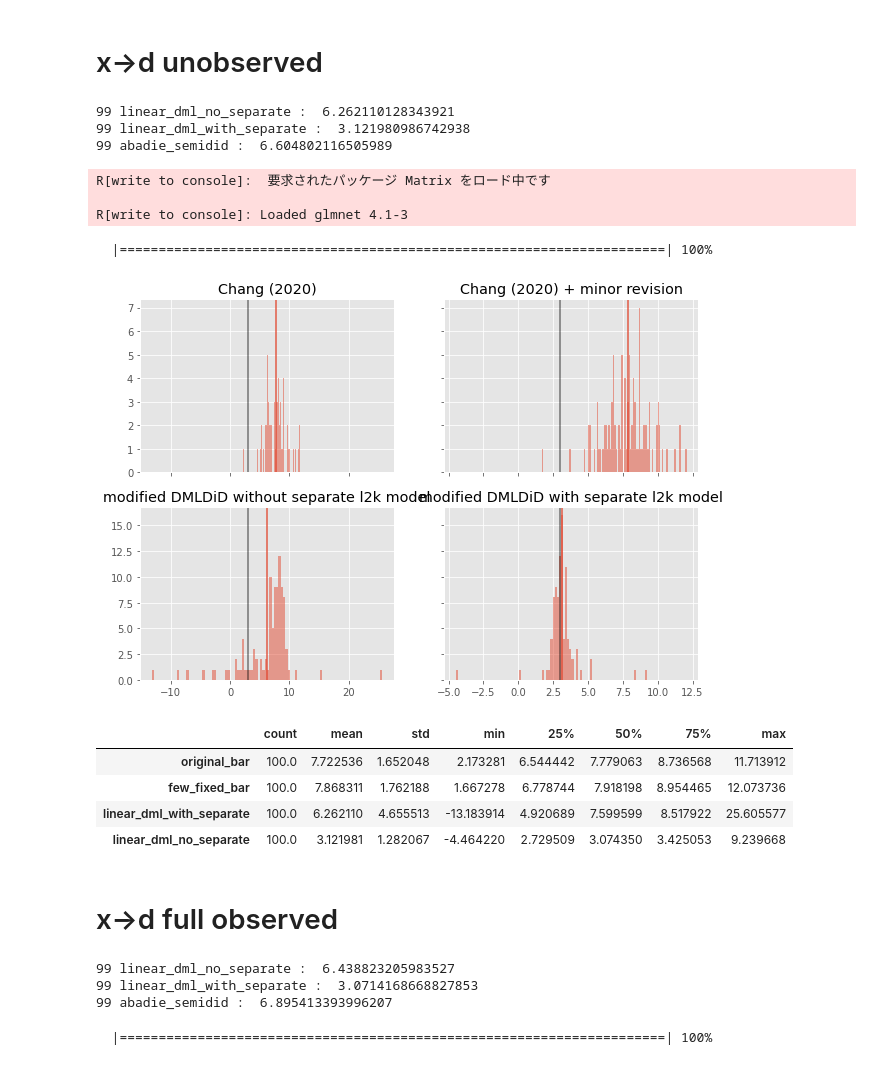
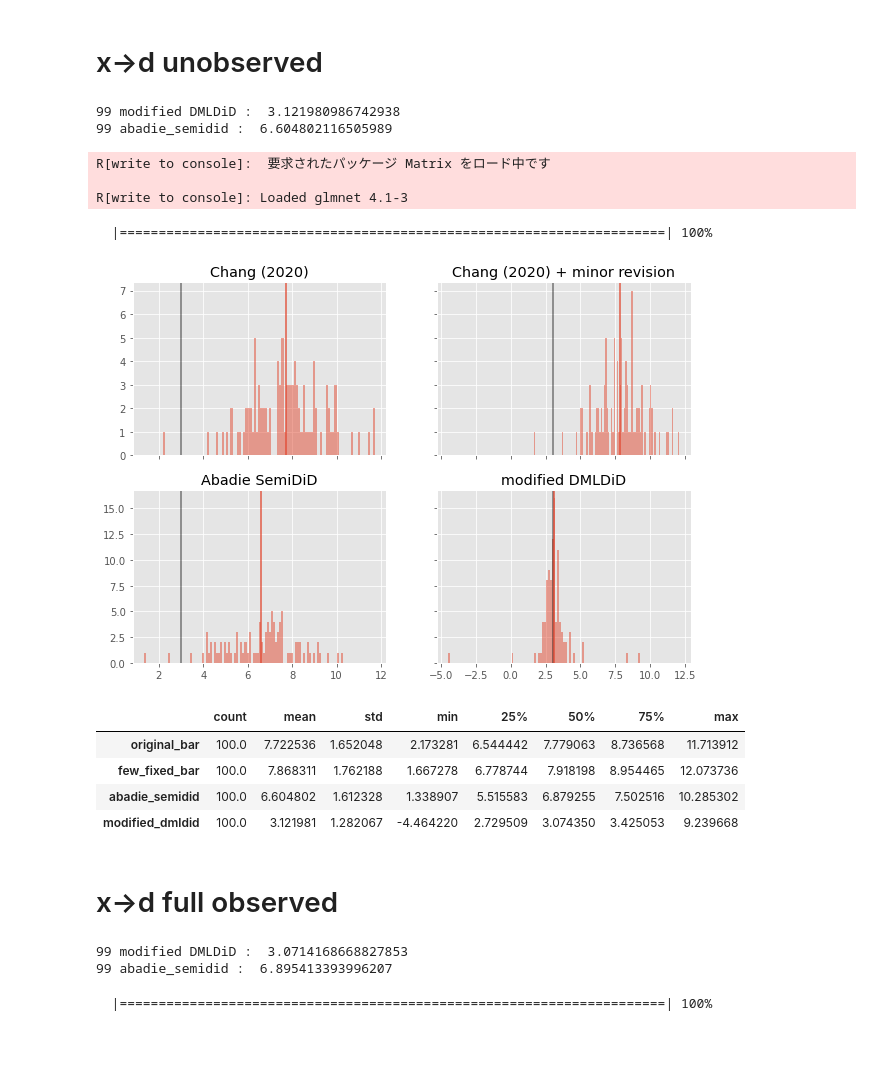
Before and after one commit to MasaAsami/modified_DMLDiD_RCS, a Jupyter notebook: notebooks/DMLDiD_RCS_with_SIMDATA.ipynb, the cells around one changed output. Drawn from its saved outputs; the diff is of its cells as text; code cells hidden in the pictures.

```diff
--- a/notebooks/DMLDiD_RCS_with_SIMDATA.ipynb
+++ b/notebooks/DMLDiD_RCS_with_SIMDATA.ipynb
@@ -88,7 +82,6 @@ X_cols = [col for col in df_rcs.columns if "x" in col]
 # %% [markdown]
 # x->d unobserved
 # %%
-linear_dml_no_separate = []
 linear_dml_with_separate = []
 lgbm_dml = []
 abadie_semidid = []
@@ -108,26 +101,6 @@ for i in range(sim_cnt):
         generate_simdata_ro(_dim=100, _n=500, base_seed=i, xd_unobserved=True)
     )
     X_cols = [col for col in df.columns if "x" in col]
-
-    linear_dmldid = DMLDiD_RCS(
-        d_model=LogisticRegressionCV(
-            cv=5, random_state=123, penalty="l1", solver="saga"
-        ),
-        l2k_model=LassoCV(cv=5, random_state=123),
-    )
-    linear_dmldid.fit(
-        df,
-        y_col,
-        d_col,
-        t_col,
-        X_cols,
-        dmldid=True,
-        sim_cnt=1,
-        base_random_seed=0,
-        d_model_t0_only=False,
-        l2k_model_separate=False,
-    )
-    linear_dml_no_separate.append(linear_dmldid.att())
 
     linear_dmldid = DMLDiD_RCS(
         d_model=LogisticRegressionCV(
@@ -169,8 +142,7 @@ for i in range(sim_cnt):
     abadie_semidid.append(linear_dmldid.att())
 
     clear_output(wait=True)
-    print(f"{i} linear_dml_no_separate : ", np.mean(linear_dml_no_separate))
-    print(f"{i} linear_dml_with_separate : ", np.mean(linear_dml_with_separate))
+    print(f"{i} modified DMLDiD : ", np.mean(linear_dml_with_separate))
     print(f"{i} abadie_semidid : ", np.mean(abadie_semidid))
 
     Y_list.append(df[[y_col]].to_numpy())
@@ -178,8 +150,7 @@ for i in range(sim_cnt):
     T_list.append(df[[t_col]].to_numpy())
     X_list.append(df[X_cols].astype(float).to_numpy())
 # %% [output]
-99 linear_dml_no_separate :  6.262110128343921
-99 linear_dml_with_separate :  3.121980986742938
+99 modified DMLDiD :  3.121980986742938
 99 abadie_semidid :  6.604802116505989
 # %%
 %load_ext rpy2.ipython
@@ -369,41 +340,42 @@ R[write to console]: Loaded glmnet 4.1-3
 # %%
 _label = [
     "Chang (2020)",
     "Chang (2020) + minor revision",
-    "modified DMLDiD without separate l2k model",
-    "modified DMLDiD with separate l2k model",
+    "Abadie SemiDiD",
+    "modified DMLDiD",
 ]
 result_df = pd.DataFrame(
     {
         "original_bar": r_result_list,
         "few_fixed_bar": fixed_r_result_list,
-        "linear_dml_with_separate": linear_dml_no_separate,
-        "linear_dml_no_separate": linear_dml_with_separate
+        "abadie_semidid": abadie_semidid,
+        "modified_dmldid": linear_dml_with_separate
     }
 )
 fig, ax = plt.subplots(2, 2, sharex="col", sharey="row", figsize=(10, 7))
 ax = ax.ravel()
 for i, _col in enumerate(result_df.columns):
     ax[i].hist(result_df[_col], bins=100, alpha=0.5)
     # ax[i].set_xlim(0,5)
     ax[i].set_title(_label[i])
     ax[i].axvline(x=3, alpha=0.5, color="black")
     ax[i].axvline(x=result_df[_col].mean(), alpha=0.9)
+
+fig.savefig("../fig/simdata_result_unobserved_ps.png")
 plt.show()
 # %% [output]
-[figure, old version]
+[figure, new version]
 # %%
 result_df.describe().T
 # %% [output]
 |  | count | mean | std | min | 25% | 50% | 75% | max |
 | original_bar | 100.0 | 7.722536 | 1.652048 | 2.173281 | 6.544442 | 7.779063 | 8.736568 | 11.713912 |
 | few_fixed_bar | 100.0 | 7.868311 | 1.762188 | 1.667278 | 6.778744 | 7.918198 | 8.954465 | 12.073736 |
-| linear_dml_with_separate | 100.0 | 6.262110 | 4.655513 | -13.183914 | 4.920689 | 7.599599 | 8.517922 | 25.605577 |
-| linear_dml_no_separate | 100.0 | 3.121981 | 1.282067 | -4.464220 | 2.729509 | 3.074350 | 3.425053 | 9.239668 |
+| abadie_semidid | 100.0 | 6.604802 | 1.612328 | 1.338907 | 5.515583 | 6.879255 | 7.502516 | 10.285302 |
+| modified_dmldid | 100.0 | 3.121981 | 1.282067 | -4.464220 | 2.729509 | 3.074350 | 3.425053 | 9.239668 |
 # %% [markdown]
 # x->d full observed
 # %%
-linear_dml_no_separate = []
 linear_dml_with_separate = []
 lgbm_dml = []
 abadie_semidid = []
@@ -423,26 +395,6 @@ for i in range(sim_cnt):
         generate_simdata_ro(_dim=100, _n=500, base_seed=i, xd_unobserved=False)
     )
     X_cols = [col for col in df.columns if "x" in col]
-
-    linear_dmldid = DMLDiD_RCS(
-        d_model=LogisticRegressionCV(
-            cv=5, random_state=123, penalty="l1", solver="saga"
-        ),
-        l2k_model=LassoCV(cv=5, random_state=123),
-    )
-    linear_dmldid.fit(
-        df,
-        y_col,
-        d_col,
-        t_col,
-        X_cols,
-        dmldid=True,
-        sim_cnt=1,
-        base_random_seed=0,
-        d_model_t0_only=False,
-        l2k_model_separate=False,
-    )
-    linear_dml_no_separate.append(linear_dmldid.att())
 
     linear_dmldid = DMLDiD_RCS(
         d_model=LogisticRegressionCV(
@@ -484,8 +436,7 @@ for i in range(sim_cnt):
     abadie_semidid.append(linear_dmldid.att())
 
     clear_output(wait=True)
-    print(f"{i} linear_dml_no_separate : ", np.mean(linear_dml_no_separate))
-    print(f"{i} linear_dml_with_separate : ", np.mean(linear_dml_with_separate))
+    print(f"{i} modified DMLDiD : ", np.mean(linear_dml_with_separate))
     print(f"{i} abadie_semidid : ", np.mean(abadie_semidid))
 
     Y_list.append(df[[y_col]].to_numpy())
@@ -493,8 +444,7 @@ for i in range(sim_cnt):
     T_list.append(df[[t_col]].to_numpy())
     X_list.append(df[X_cols].astype(float).to_numpy())
 # %% [output]
-99 linear_dml_no_separate :  6.438823205983527
-99 linear_dml_with_separate :  3.0714168668827853
+99 modified DMLDiD :  3.0714168668827853
 99 abadie_semidid :  6.895413393996207
 # %%
 %R  -i Y_list
```
Also changed, not shown: parts of 5 cells of this notebook, 7 other files.
